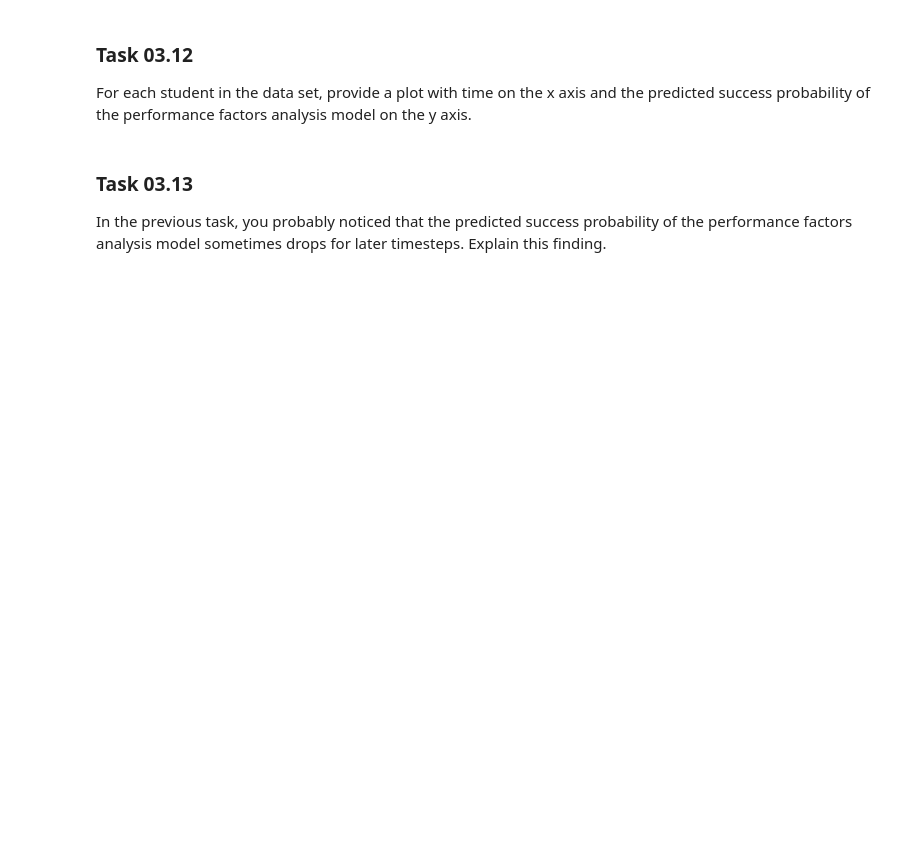
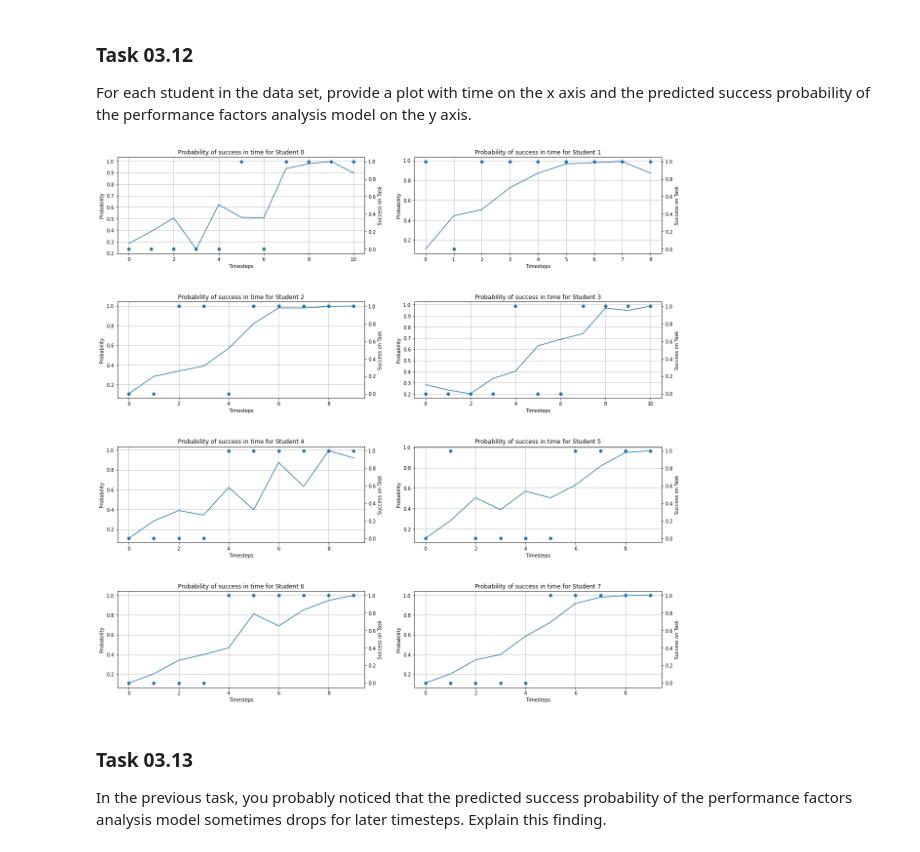
Before and after one commit to ChonsShadow/datamining_24-25, a Jupyter notebook: sheet03/sheet03.ipynb, the cells around one changed output. Drawn from its saved outputs; the diff is of its cells as text; code cells hidden in the pictures; blank space fills up the shorter version.

Commit message:
Complete task 8, 9, 10, 11, 12 and 13. Sheet finished.

```diff
--- a/sheet03/sheet03.ipynb
+++ b/sheet03/sheet03.ipynb
@@ -316,3 +397,10 @@ HOWEVER make sure to set the first three columns to zero in every row where the
 Use the matrix `Xlogreg` from Task 03.09 and the last column of `X` (as targets) to train an [sklearn.linear_model.LogisticRegression](https://scikit-learn.org/stable/modules/generated/sklearn.linear_model.LogisticRegression.html) model with `penalty = 'l2'`, `fit_intercept = False`, and `C = 1.0`.
 
 Report the accuracy of the model by printing the output of the `score` function of the model.
+# %%
+import sklearn
+
+lr_model = sklearn.linear_model.LogisticRegression(penalty="l2", C=1.0, fit_intercept=False)
+print(X[:, 5])
+lr_model.fit(Xlogreg, X[:, 5])
+print(lr_model.score(Xlogreg, X[:, 5]))
@@ -335,6 +460,61 @@ Given these parameters, compute the amount of the first skill for a student with
 ### Task 03.12
 
 For each student in the data set, provide a plot with time on the x axis and the predicted success probability of the performance factors analysis model on the y axis.
+# %%
+def test_used_skill(data, t, skill):
+    test = data[data[:, 1] == t]
+    return test[:, 3 + skill - 1] > 0
+
+def plot_student(probability_plot, X, student_num):
+    # Find all tests of that student
+    X_student = X[X[:, 0] == student_num]
+
+    timesteps = X_student[:, 1]
+    probability = []
+    results = X_student[:, 5]
+
+    for t in timesteps:
+        past_skill_one_usage, past_success_skill_one, past_failure_skill_one, past_skill_two_usage, past_success_skill_two, past_failure_skill_two = sift_data(X, t, student_num)
+
+        predicted_success = 0
+        if test_used_skill(X_student, t, 1):
+            predicted_success  += gamma_1 * past_success_skill_one + rho_1 * past_failure_skill_one + beta_1
+        if test_used_skill(X_student, t, 2):
+            predicted_success += gamma_2 * past_success_skill_two + rho_2 * past_failure_skill_two + beta_2
+
+        p = 1 / (1 + np.exp(-predicted_success))
+
+        probability.append(p)
+
+    success_axis = probability_plot.twinx()
+    success_axis.set_ylabel('Success on Task')
+
+    probability_plot.plot(timesteps, probability, label=f"Student {student_num}")
+    success_axis.scatter(timesteps, results)
+
+fig, axs = plt.subplots(4, 2, figsize=(20, 20))
+
+axs = axs.flatten()
+
+
+
+students = set(X[:, 0])
+for i in students:
+    p_axis = axs[i]
+
+    p_axis.set_title(f'Probability of success in time for Student {i}')
+    p_axis.set_xlabel('Timesteps')
+    p_axis.set_ylabel('Probability')
+
+    p_axis.grid(True)
+
+    plot_student(p_axis, X, i)
+
+
+plt.subplots_adjust(hspace=0.5)
+plt.show()
+# %% [output]
+[figure, added]
 # %% [markdown]
 ### Task 03.13
 
```
Also changed, not shown: parts of 7 cells of this notebook.
